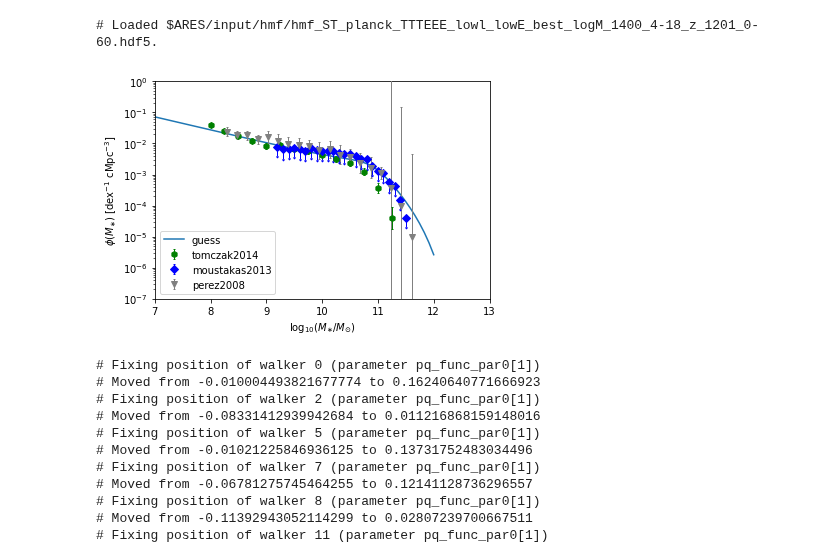
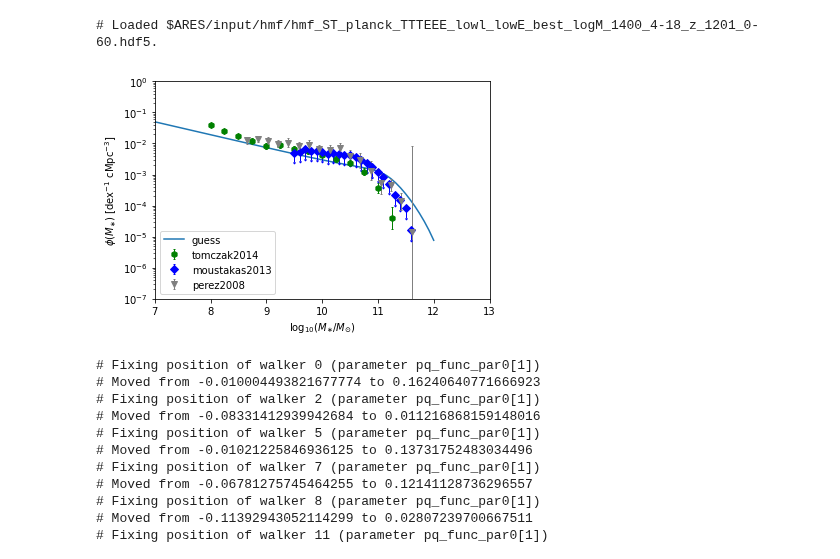
Before and after one commit to eklem1/GalaxySim, a Jupyter notebook: SMF_fit.ipynb, the cells around one changed output. Saved outputs shown, nothing was run; the diff lists cells and outputs as text; code cells hidden in the pictures.

```diff
--- a/SMF_fit.ipynb
+++ b/SMF_fit.ipynb
@@ -105,22 +107,22 @@ guesses = \
 # %%
 # base_pars
 # Ms = np.logspace(7, 12, 60)
 
 base_pars.update(guesses)
 pop = ares.populations.GalaxyPopulation(**base_pars)
 
-z = 0.35
+z = 0.5
 
 smf = pop.StellarMassFunction(z, Ms)
 
 pl.semilogy(Ms, smf, label='guess')
 data.PlotSMF(z=z, round_z=0.2, log10Mass=True)
 
 pl.legend()
 pl.show()
 # %% [output]
 # Loaded $ARES/input/hmf/hmf_ST_planck_TTTEEE_lowl_lowE_best_logM_1400_4-18_z_1201_0-60.hdf5.
-[figure, old version]
+[figure, new version]
 # %%
 # Initialize a fitter object and give it the data to be fit
 fitter_smf = ares.inference.FitGalaxyPopulation(**base_pars)
```
Also changed, not shown: parts of 2 cells of this notebook, 3 other files.
